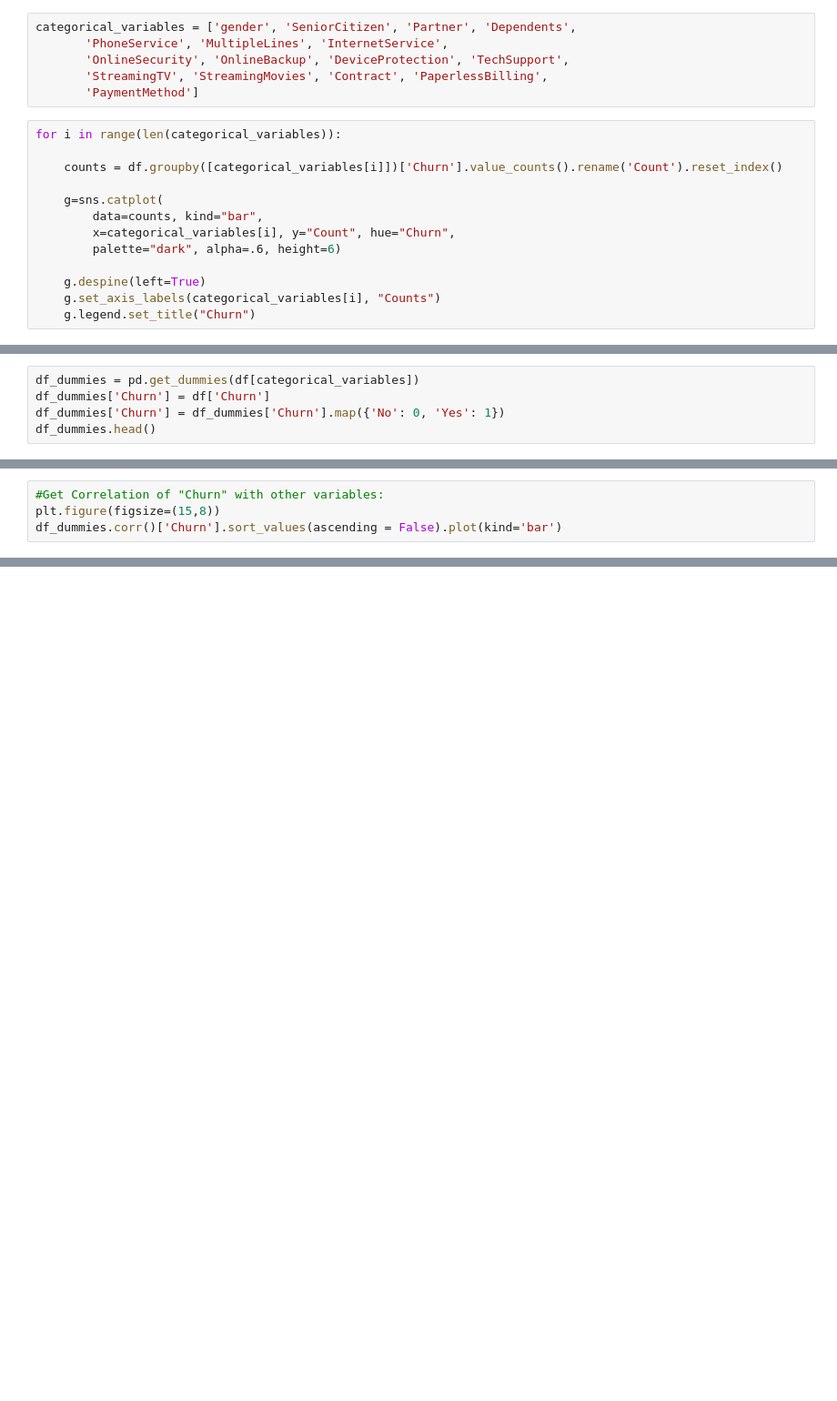
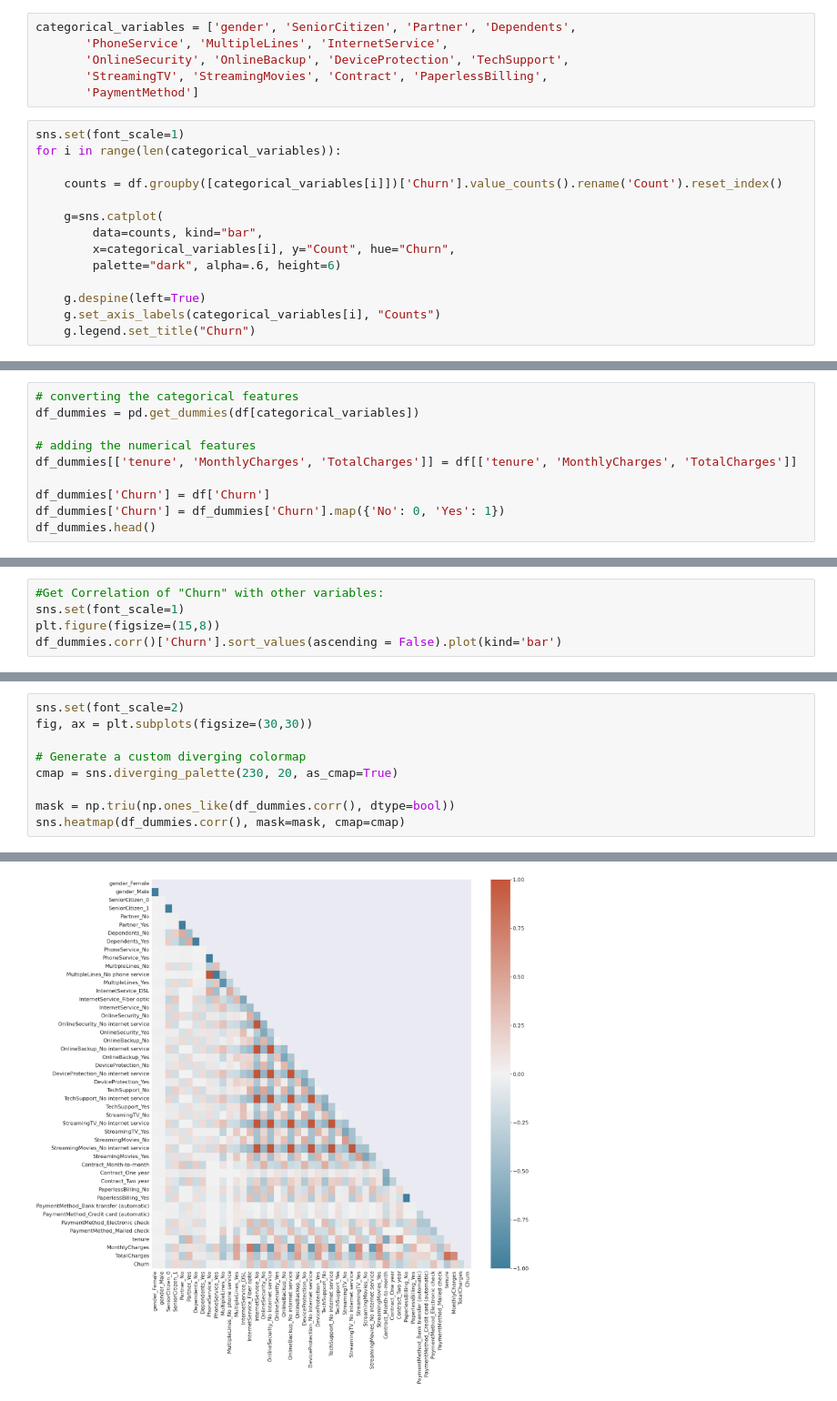
Before and after one commit to praxitelisk/Telco-Customer-Churn, a Jupyter notebook: telco-customer-churn-eda-ml.ipynb, the cells around one changed output, grey strips where cells are left out. Shown at 91% size. Cells and saved outputs as stored; diff of their text form; blank space fills up the shorter version.

```diff
--- a/telco-customer-churn-eda-ml.ipynb
+++ b/telco-customer-churn-eda-ml.ipynb
@@ -213,6 +240,7 @@ categorical_variables = ['gender', 'SeniorCitizen', 'Partner', 'Dependents',
        'StreamingTV', 'StreamingMovies', 'Contract', 'PaperlessBilling',
        'PaymentMethod']
 # %%
+sns.set(font_scale=1)
 for i in range(len(categorical_variables)):
 
     counts = df.groupby([categorical_variables[i]])['Churn'].value_counts().rename('Count').reset_index()
@@ -244,5 +273,10 @@ for i in range(len(categorical_variables)):
 # %%
+# converting the categorical features
 df_dummies = pd.get_dummies(df[categorical_variables])
+
+# adding the numerical features
+df_dummies[['tenure', 'MonthlyCharges', 'TotalCharges']] = df[['tenure', 'MonthlyCharges', 'TotalCharges']]
+
 df_dummies['Churn'] = df['Churn']
 df_dummies['Churn'] = df_dummies['Churn'].map({'No': 0, 'Yes': 1})
 df_dummies.head()
@@ -258,6 +293,7 @@ df_dummies.head()
 # Investigating Correlations between variables
 # %%
 #Get Correlation of "Churn" with other variables:
+sns.set(font_scale=1)
 plt.figure(figsize=(15,8))
 df_dummies.corr()['Churn'].sort_values(ascending = False).plot(kind='bar')
 # %% [output]
@@ -265,0 +302,10 @@ df_dummies.corr()['Churn'].sort_values(ascending = False).plot(kind='bar')
+# %%
+sns.set(font_scale=2)
+fig, ax = plt.subplots(figsize=(30,30))
+
+# Generate a custom diverging colormap
+cmap = sns.diverging_palette(230, 20, as_cmap=True)
+
+mask = np.triu(np.ones_like(df_dummies.corr(), dtype=bool))
+sns.heatmap(df_dummies.corr(), mask=mask, cmap=cmap)
+# %% [output]
@@ -265,0 +313 @@ df_dummies.corr()['Churn'].sort_values(ascending = False).plot(kind='bar')
+[figure, added]
```
Also changed, not shown: parts of 15 cells of this notebook.
